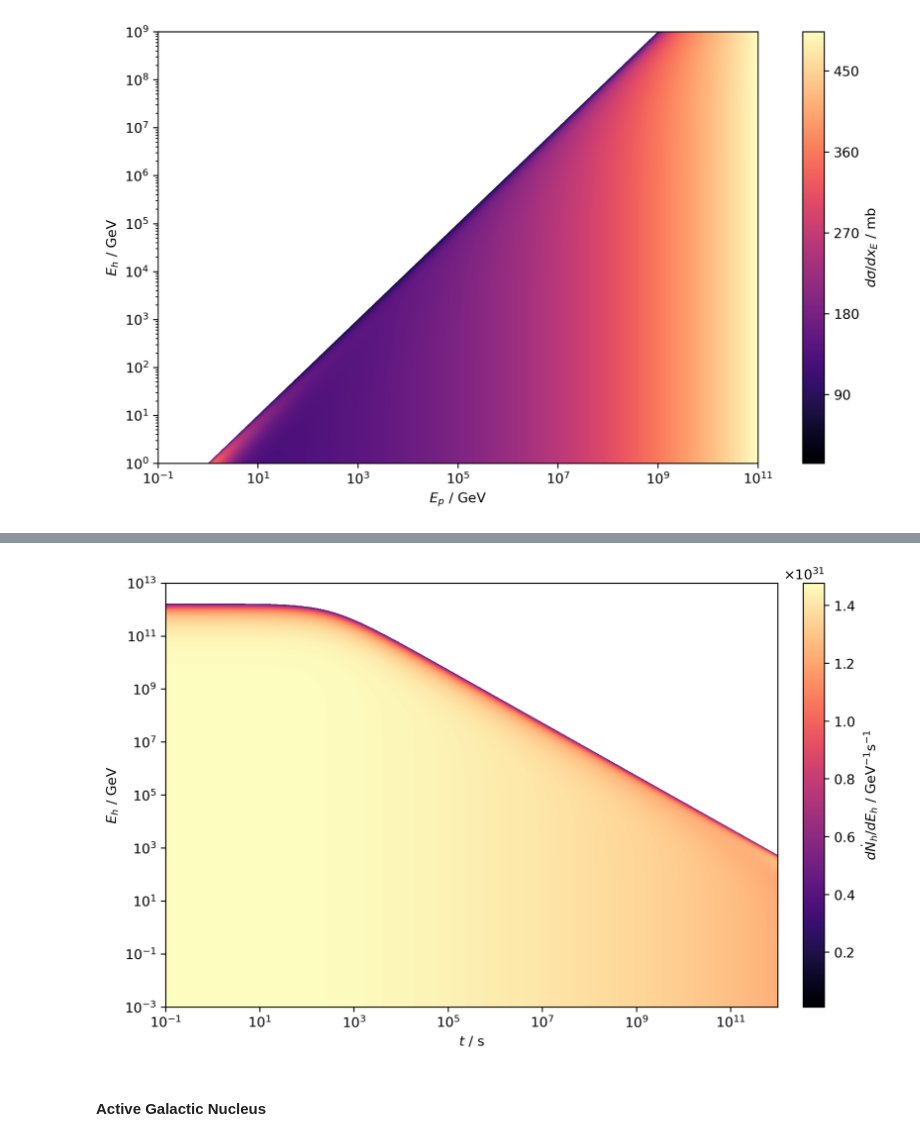
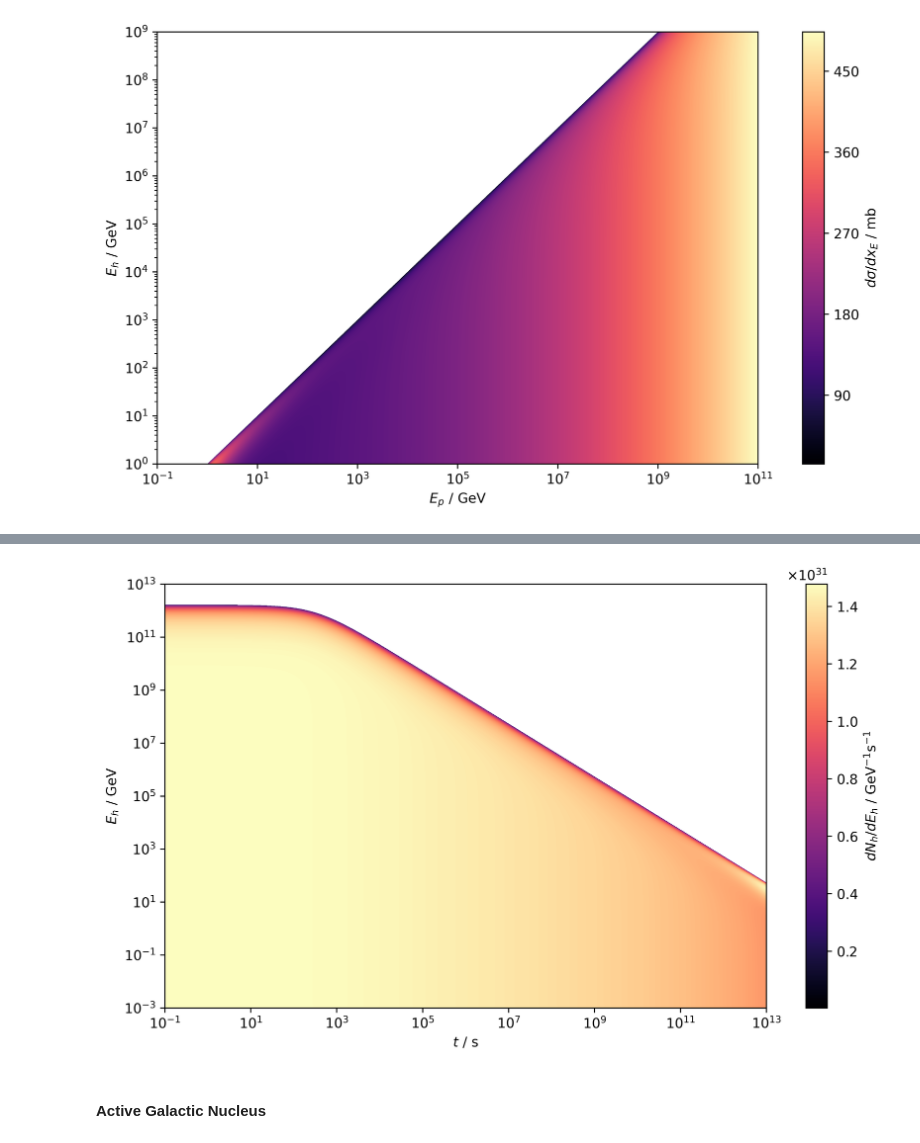
Before and after one commit to fritzali/bachelor, a Jupyter notebook: notes/exploration.ipynb, the cells around one changed output, grey strips where cells are left out. Saved outputs shown, nothing was run; the diff lists cells and outputs as text; code cells hidden in the pictures.

```diff
--- a/notes/exploration.ipynb
+++ b/notes/exploration.ipynb
@@ -16,7 +16,7 @@ import warnings
 
 mpl.rcParams['axes.prop_cycle'] = mpl.cycler(color = ['olivedrab', 'steelblue', 'firebrick', 'goldenrod'])
 mpl.rcParams['figure.figsize'] = [8, 5]
-plt.rcParams['figure.dpi'] = 300
+plt.rcParams['figure.dpi'] = 600
 mpl.rcParams['figure.constrained_layout.use'] = True
 mpl.rcParams['legend.frameon'] = False
 mpl.rcParams['xtick.minor.visible'] = True
@@ -160,6 +164,9 @@ def had_spec(t, Eh):
     EM = 624.151 * A / (1 + t / tsd)
     C = 2 * c / (facc * e**2)
     return C * prot_had_diff_cross_sec(EM, Eh, prot_air_cross_sec(EM)) / prot_air_cross_sec(EM)
+
+samp_t = np.logspace(-1, 13, 2000)
+samp_Eh = np.logspace(-3, 13, 2000)
 # %% [markdown]
 Spindown Time
 
@@ -233,28 +246,25 @@ plt.close()
 # %%
-samp_t = np.logspace(-1, 12, 2000)
-samp_Eh = np.logspace(-3, 13, 2000)
-
 with warnings.catch_warnings():
     warnings.simplefilter('ignore')
     test_h_spec = had_spec(samp_t[None, :], samp_Eh[:, None])
 
 x, y, z = samp_t, samp_Eh, test_h_spec
 plt.contourf(x, y, z, 666, zorder=-20)
 
 plt.gca().set_rasterization_zorder(-10)
 
-cbar = plt.colorbar(label=r'$d\dot{N}_h/dE_h$ / GeV$^{-1}$s$^{-1}$', ticks=np.linspace(0.2e31, 1.4e31, 7), pad=0.01)
+cbar = plt.colorbar(label=r'$dN_h/dE_h$ / GeV$^{-1}$s$^{-1}$', ticks=np.linspace(0.2e31, 1.4e31, 7), pad=0.01)
 cbar.formatter.set_useMathText(True)
 
 plt.xscale('log')
 plt.yscale('log')
 
 plt.xlabel(r'$t$ / s')
 plt.ylabel(r'$E_h$ / GeV')
 
 plt.show()
 plt.close()
 # %% [output]
-[figure, old version]
+[figure, new version]
 # %% [markdown]
 #### Active Galactic Nucleus
```
Also changed, not shown: parts of 4 cells of this notebook.
